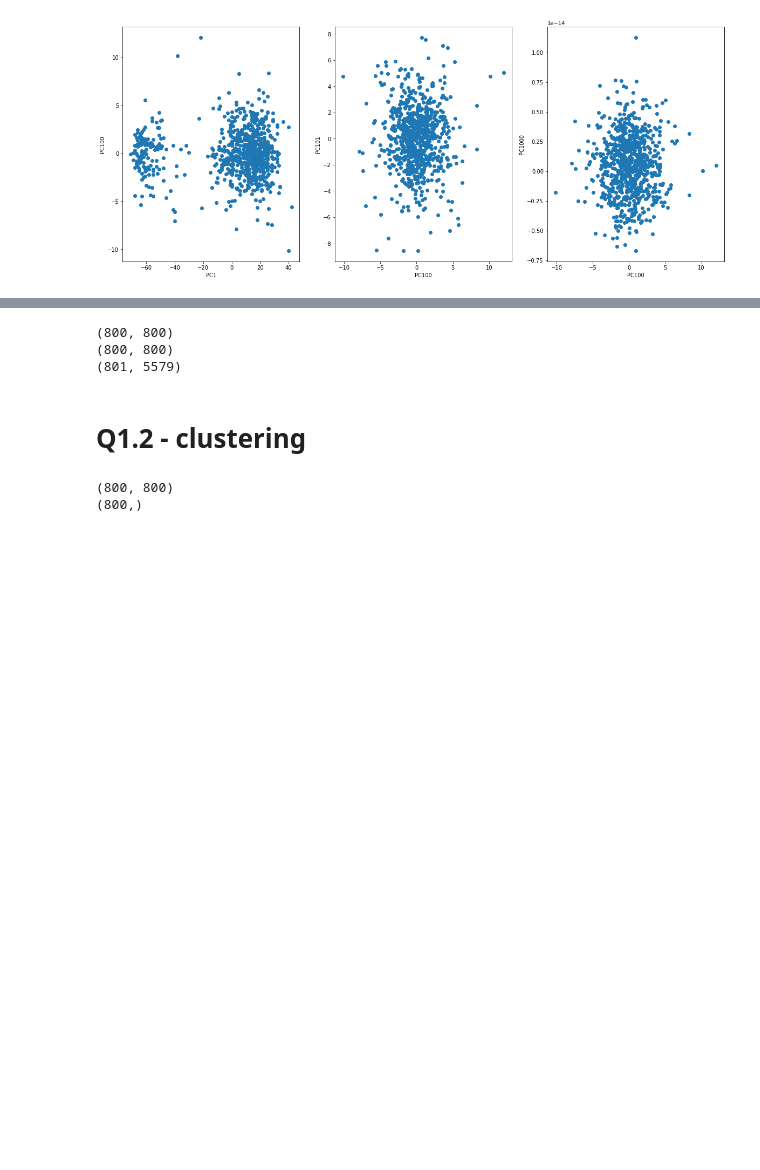
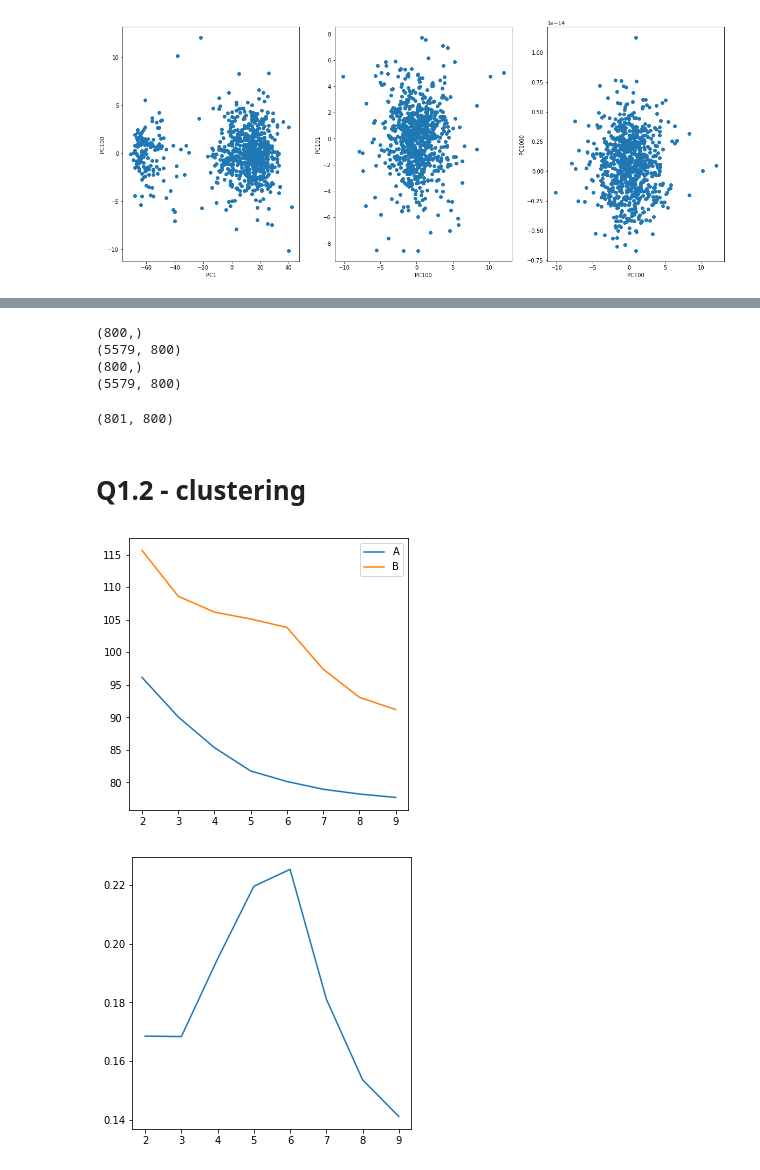
Before and after one commit to dtonderski/statistical_learning_for_big_data, a Jupyter notebook: Homework 2/P2_fred.ipynb, the cells around one changed output, grey strips where cells are left out. Saved outputs shown, nothing was run; the diff lists cells and outputs as text; code cells hidden in the pictures; blank space fills up the shorter version.

```diff
--- a/Homework 2/P2_fred.ipynb
+++ b/Homework 2/P2_fred.ipynb
@@ -187,19 +187,27 @@ print(w[800])
 # %%
 ## discard all PCs after the first 800
 
+print(w.shape)
+print(v.shape)
+
+
 w = w[0:800]
-v = old_v[:,0:800]
+v = v[:,0:800]
+
+
+print(w.shape)
+print(v.shape)
+
+PC = np.real(np.matmul(data_new_standardized, v))
+# %% [output]
+(800,)
+(5579, 800)
+(800,)
+(5579, 800)
-# %%
-
-print(v.shape)
-print(v[:,].shape)
-
-print(data_reduced.shape)
-#data_reduced = data_new_standardized[]
-# %% [output]
-(800, 800)
-(800, 800)
-(801, 5579)
+# %%
+print(PC.shape)
+# %% [output]
+(801, 800)
 # %%
 
 ##Pickling a bit for david
@@ -216,6 +224,44 @@ with open('eigenvectors_first_800.pkl', 'wb') as save_file:
 # Q1.2 - clustering #
 # %%
 from sklearn.cluster import KMeans
+from scipy.spatial.distance import cdist
+D = cdist(PC,PC)
-# %% [output]
-(800, 800)
-(800,)
+# %%
+
+K_max = 10
+K_array = list(range(2, K_max))
+A_arr = np.zeros(len(K_array))
+B_arr = np.zeros(len(K_array))
+S_arr = np.zeros(len(K_array))
+C_arr = np.zeros(len(K_array))
+
+
+nr_runs = 10
+for i,K in enumerate(K_array):
+    A = 0
+    B = 0
+    S = 0
+    for j in range(nr_runs):
+        kmeans = KMeans(n_clusters=K, random_state=0).fit(PC)
+        labels = kmeans.labels_
+        A_new,B_new,S_new = calculate_metrics(PC, labels, dist)
+        A += A_new/nr_runs
+        B += B_new/nr_runs
+        S += S_new/nr_runs
+
+    A_arr[i] = A
+    B_arr[i] = B
+    S_arr[i] = S
+# %%
+plt.rcParams["figure.figsize"]=5,5
+
+plt.plot(K_array, A_arr)
+plt.plot(K_array, B_arr)
+plt.legend(['A', 'B'])
+plt.show()
+
+plt.plot(K_array, S_arr)
+plt.show()
+# %% [output]
+[figure, added]
+[figure, added]
```
Also changed, not shown: parts of 4 cells of this notebook, 1 other file.
